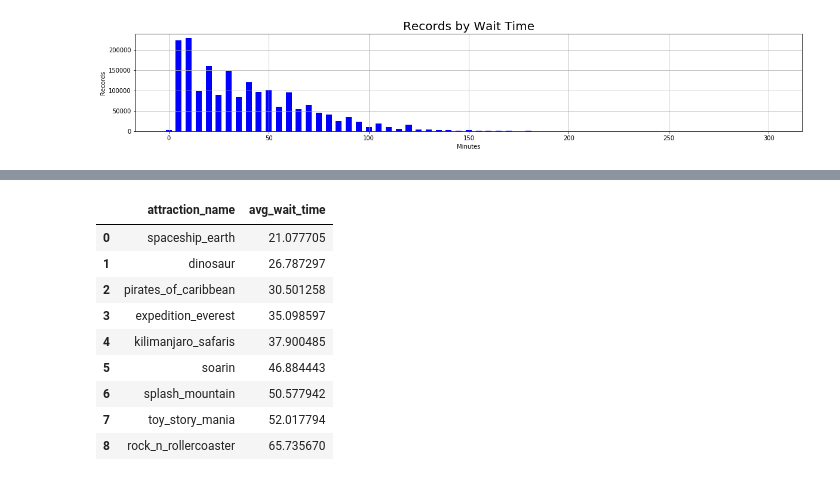
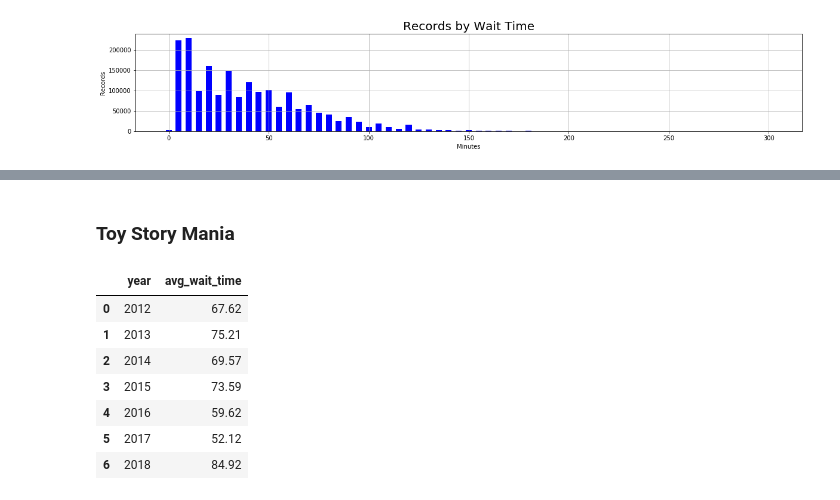
Before and after one commit to jeffkempster/codelouisville, a Jupyter notebook: Disney Wait Times.ipynb, the cells around one changed output, grey strips where cells are left out. Cells and saved outputs as stored; diff of their text form; code cells hidden in the pictures.

```diff
--- a/Disney Wait Times.ipynb
+++ b/Disney Wait Times.ipynb
@@ -481,25 +457,26 @@ wait_times_df
 # %%
 conn = sqlite3.connect("wait_times.db")
-c = conn.cursor()
 
+# SQL average
 sql = """
-SELECT attraction_name, avg(wait_time) as avg_wait_time
+SELECT strftime('%Y', date) as year, round(avg(wait_time),2) as avg_wait_time
 FROM wait_times
-WHERE date between '2017-01-01' and '2017-12-31'
-GROUP BY attraction_name
-ORDER BY avg_wait_time
+WHERE attraction_name = "toy_story_mania"
+GROUP BY year
+ORDER BY year
 """
 
-wait_times_df = pd.read_sql_query(sql, conn)
-wait_times_df
+average_by_year_df = pd.read_sql_query(sql, conn)
+
+printmd("### Toy Story Mania")
+average_by_year_df
 # %% [output]
+### Toy Story Mania
-|  | attraction_name | avg_wait_time |
-| 0 | spaceship_earth | 21.077705 |
-| 1 | dinosaur | 26.787297 |
-| 2 | pirates_of_caribbean | 30.501258 |
-| 3 | expedition_everest | 35.098597 |
-| 4 | kilimanjaro_safaris | 37.900485 |
-| 5 | soarin | 46.884443 |
-| 6 | splash_mountain | 50.577942 |
-| 7 | toy_story_mania | 52.017794 |
-| 8 | rock_n_rollercoaster | 65.735670 |
+|  | year | avg_wait_time |
+| 0 | 2012 | 67.62 |
+| 1 | 2013 | 75.21 |
+| 2 | 2014 | 69.57 |
+| 3 | 2015 | 73.59 |
+| 4 | 2016 | 59.62 |
+| 5 | 2017 | 52.12 |
+| 6 | 2018 | 84.92 |
```
Also changed, not shown: parts of 20 cells of this notebook, 1 other file.
